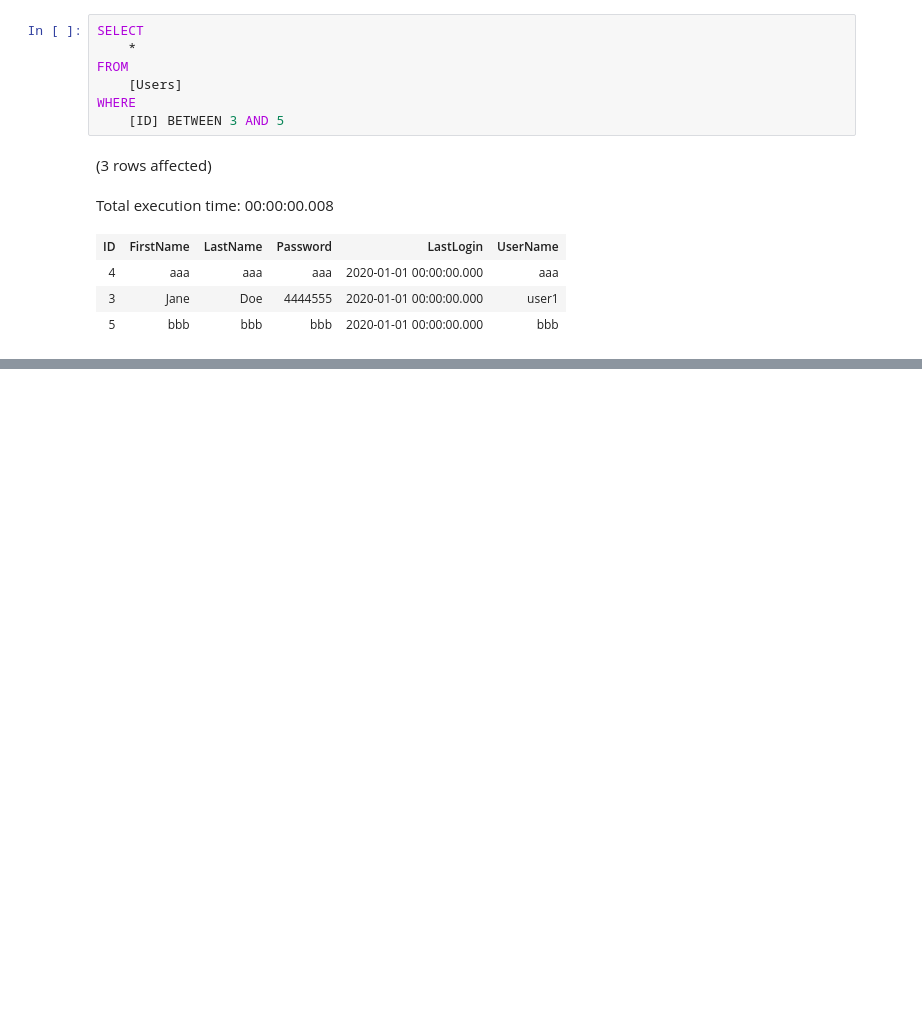
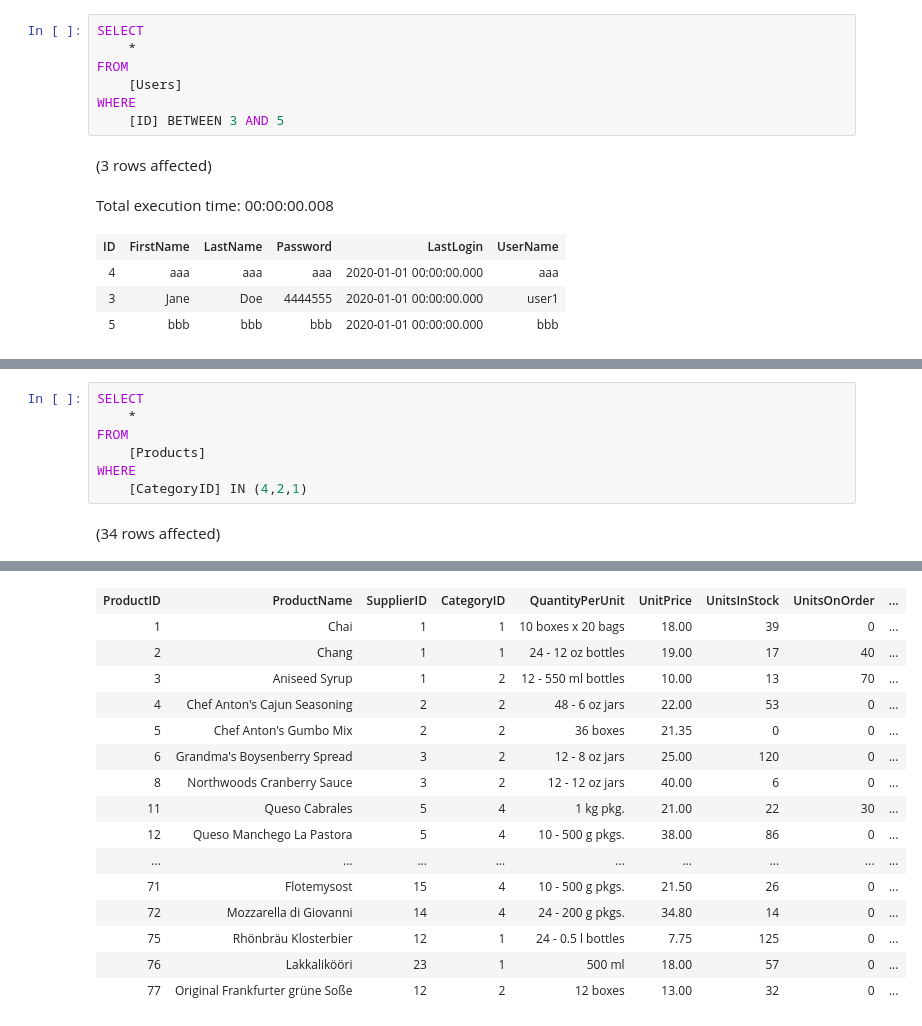
Before and after one commit to Simonsbs/D290323ER_SQL, a Jupyter notebook: Lesson2-Select.ipynb, the cells around one changed output, grey strips where cells are left out. Drawn from its saved outputs; the diff is of its cells as text; blank space fills up the shorter version.

```diff
--- a/Lesson2-Select.ipynb
+++ b/Lesson2-Select.ipynb
@@ -85,0 +115,9 @@ Total execution time: 00:00:00.008
+# %%
+SELECT
+    *
+FROM
+    [Products]
+WHERE
+    [CategoryID] IN (4,2,1)
+# %% [output]
+(34 rows affected)
@@ -85,0 +125,16 @@ Total execution time: 00:00:00.008
+| ProductID | ProductName | SupplierID | CategoryID | QuantityPerUnit | UnitPrice | UnitsInStock | UnitsOnOrder | ... |
+| 1 | Chai | 1 | 1 | 10 boxes x 20 bags | 18.00 | 39 | 0 | ... |
+| 2 | Chang | 1 | 1 | 24 - 12 oz bottles | 19.00 | 17 | 40 | ... |
+| 3 | Aniseed Syrup | 1 | 2 | 12 - 550 ml bottles | 10.00 | 13 | 70 | ... |
+| 4 | Chef Anton's Cajun Seasoning | 2 | 2 | 48 - 6 oz jars | 22.00 | 53 | 0 | ... |
+| 5 | Chef Anton's Gumbo Mix | 2 | 2 | 36 boxes | 21.35 | 0 | 0 | ... |
+| 6 | Grandma's Boysenberry Spread | 3 | 2 | 12 - 8 oz jars | 25.00 | 120 | 0 | ... |
+| 8 | Northwoods Cranberry Sauce | 3 | 2 | 12 - 12 oz jars | 40.00 | 6 | 0 | ... |
+| 11 | Queso Cabrales | 5 | 4 | 1 kg pkg. | 21.00 | 22 | 30 | ... |
+| 12 | Queso Manchego La Pastora | 5 | 4 | 10 - 500 g pkgs. | 38.00 | 86 | 0 | ... |
+| ... | ... | ... | ... | ... | ... | ... | ... | ... |
+| 71 | Flotemysost | 15 | 4 | 10 - 500 g pkgs. | 21.50 | 26 | 0 | ... |
+| 72 | Mozzarella di Giovanni | 14 | 4 | 24 - 200 g pkgs. | 34.80 | 14 | 0 | ... |
+| 75 | Rhönbräu Klosterbier | 12 | 1 | 24 - 0.5 l bottles | 7.75 | 125 | 0 | ... |
+| 76 | Lakkalikööri | 23 | 1 | 500 ml | 18.00 | 57 | 0 | ... |
+| 77 | Original Frankfurter grüne Soße | 12 | 2 | 12 boxes | 13.00 | 32 | 0 | ... |
```
Also changed, not shown: parts of 6 cells of this notebook.
